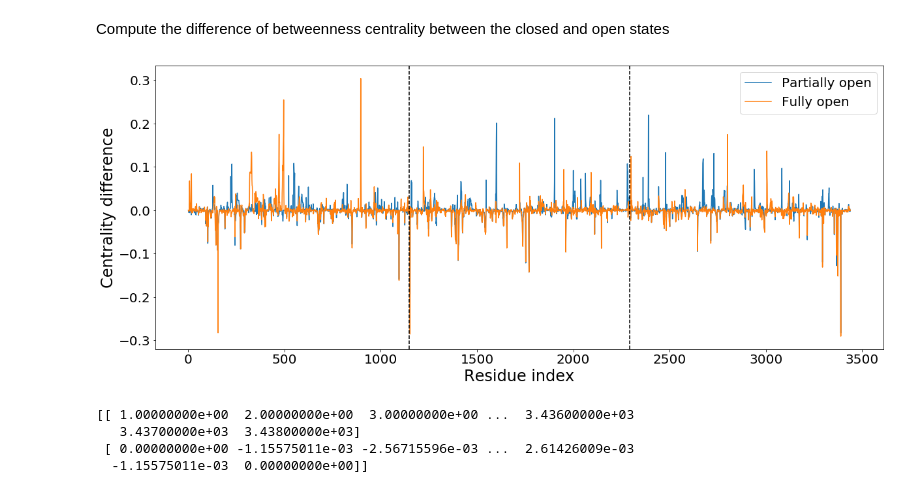
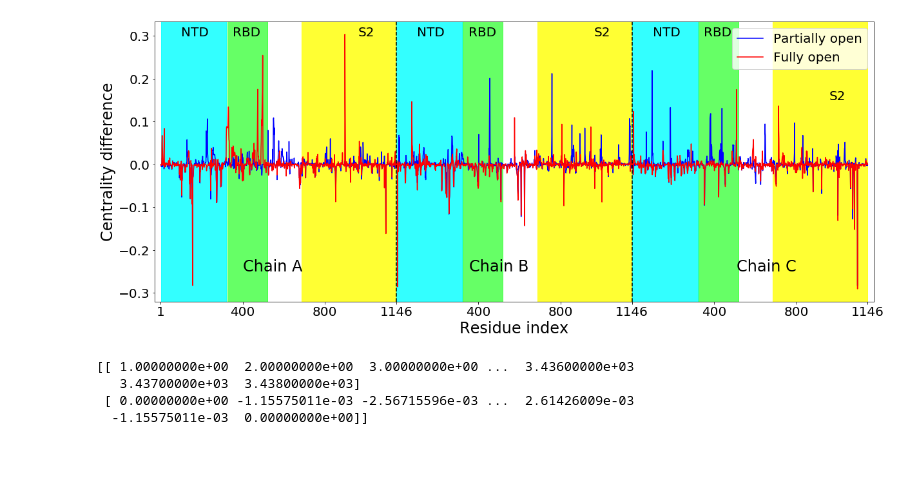
Before and after one commit to dhimanray/COVID-19-correlation-work, a Jupyter notebook: mutual-information/centrality_difference.ipynb, the cells around one changed output. Saved outputs shown, nothing was run; the diff lists cells and outputs as text; code cells hidden in the pictures; blank space fills up the shorter version.

Commit message:
BC plotting code update

```diff
--- a/mutual-information/centrality_difference.ipynb
+++ b/mutual-information/centrality_difference.ipynb
@@ -1,5 +1,3 @@
-# %% [markdown]
-Compute the difference of betweenness centrality between the closed and open states
 # %%
 import numpy as np
 import matplotlib.pyplot as plt
@@ -25,22 +23,58 @@ for i in dd2:
     j = i*100.0
     print('%0.2f'%j,file=f1)
 f1.close()
-# %%
-x = np.arange(1,len(dd)+1)
-plt.figure(figsize=(20,8))
-plt.plot(x,dd,label='Partially open')
-plt.plot(x,dd2,label='Fully open')
-plt.legend(fontsize=20)
-plt.xlabel('Residue index',fontsize=24)
-plt.ylabel('Centrality difference',fontsize=24)
-plt.xticks(fontsize=20)
-plt.yticks(fontsize=20)
-plt.axvline(x=1146,c='k',ls='--')
-plt.axvline(x=2292,c='k',ls='--')
-
-plt.savefig('difference_betweenness_centralty.png',dpi=200,bbox_inches='tight')
-# %% [output]
-[figure, removed]
+# %%
+x = np.arange(1,len(dd)+1)
+plt.figure(figsize=(20,8))
+plt.plot(x,dd,label='Partially open',color='b')
+plt.plot(x,dd2,label='Fully open',color='r')
+plt.legend(fontsize=20)
+plt.xlabel('Residue index',fontsize=24)
+plt.ylabel('Centrality difference',fontsize=24)
+#plt.xticks(fontsize=20)
+plt.yticks(fontsize=20)
+plt.xlim(-30,3468)
+
+plt.axvline(x=1146,c='k',ls='--')
+plt.axvline(x=2292,c='k',ls='--')
+plt.text(400,-0.25,'Chain A',fontsize=24)
+plt.text(1500,-0.25,'Chain B',fontsize=24)
+plt.text(2800,-0.25,'Chain C',fontsize=24)
+
+cc = 0
+
+plt.axvspan(1+cc,320+cc,alpha=0.8,color='cyan')
+plt.text(100+cc,0.3,'NTD',fontsize=20)
+plt.axvspan(324+cc,518+cc,alpha=0.6,color='lime')
+plt.text(350+cc,0.3,'RBD',fontsize=20)
+plt.axvspan(685+cc,1146+cc,alpha=0.8,color='yellow')
+plt.text(960+cc,0.3,'S2',fontsize=20)
+
+cc = 1146
+
+plt.axvspan(1+cc,320+cc,alpha=0.8,color='cyan')
+plt.text(100+cc,0.3,'NTD',fontsize=20)
+plt.axvspan(324+cc,518+cc,alpha=0.6,color='lime')
+plt.text(350+cc,0.3,'RBD',fontsize=20)
+plt.axvspan(685+cc,1146+cc,alpha=0.8,color='yellow')
+plt.text(960+cc,0.3,'S2',fontsize=20)
+
+cc = 2292
+
+plt.axvspan(1+cc,320+cc,alpha=0.8,color='cyan')
+plt.text(100+cc,0.3,'NTD',fontsize=20)
+plt.axvspan(324+cc,518+cc,alpha=0.6,color='lime')
+plt.text(350+cc,0.3,'RBD',fontsize=20)
+plt.axvspan(685+cc,1146+cc,alpha=0.8,color='yellow')
+plt.text(960+cc,0.15,'S2',fontsize=20)
+
+xtick_positions = [0,399,799,1146,1545,1945,2292,2691,3091,3437]
+xtick_labels = [1,400,800,1146,400,800,1146,400,800,1146]
+plt.xticks(xtick_positions,xtick_labels,fontsize=20)
+
+plt.savefig('difference_betweenness_centralty.png',dpi=300,bbox_inches='tight')
+# %% [output]
+[figure, added]
 # %%
 diff_part = np.stack((x,dd))
 diff_full = np.stack((x,dd2))
```
